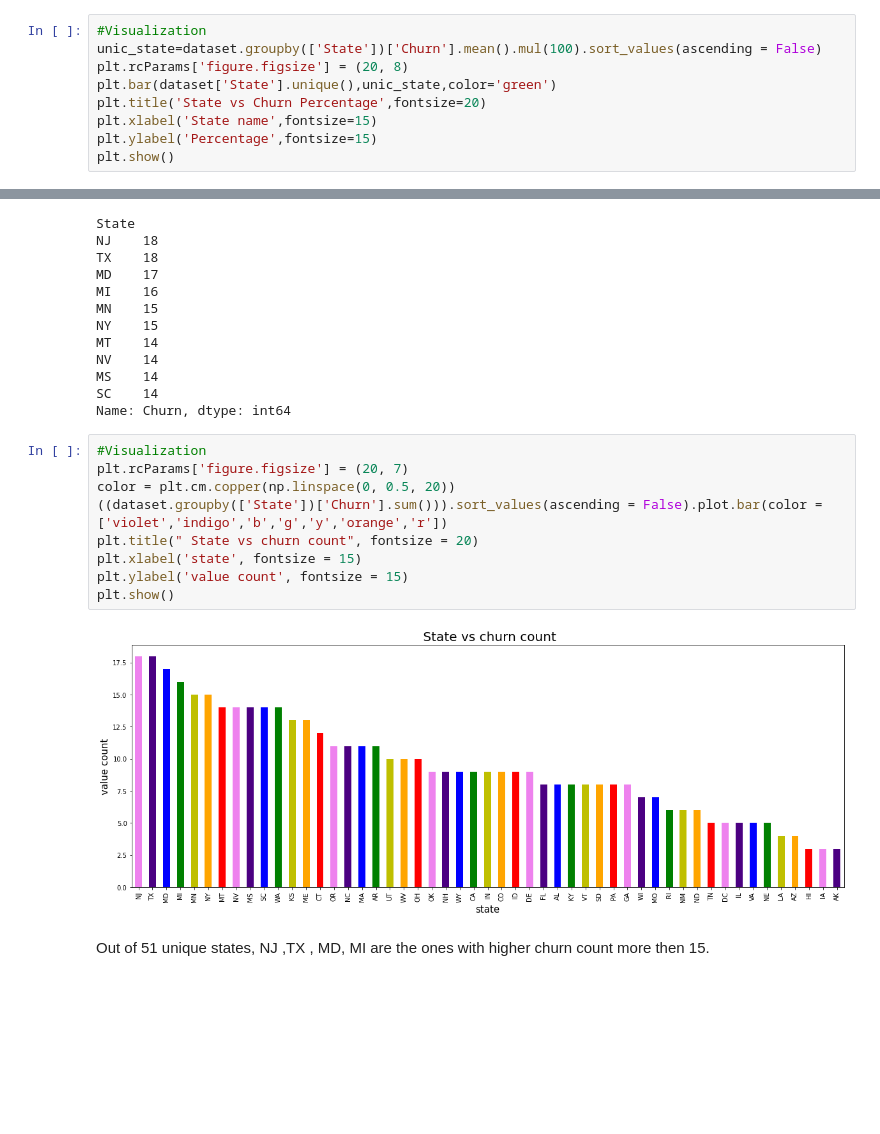
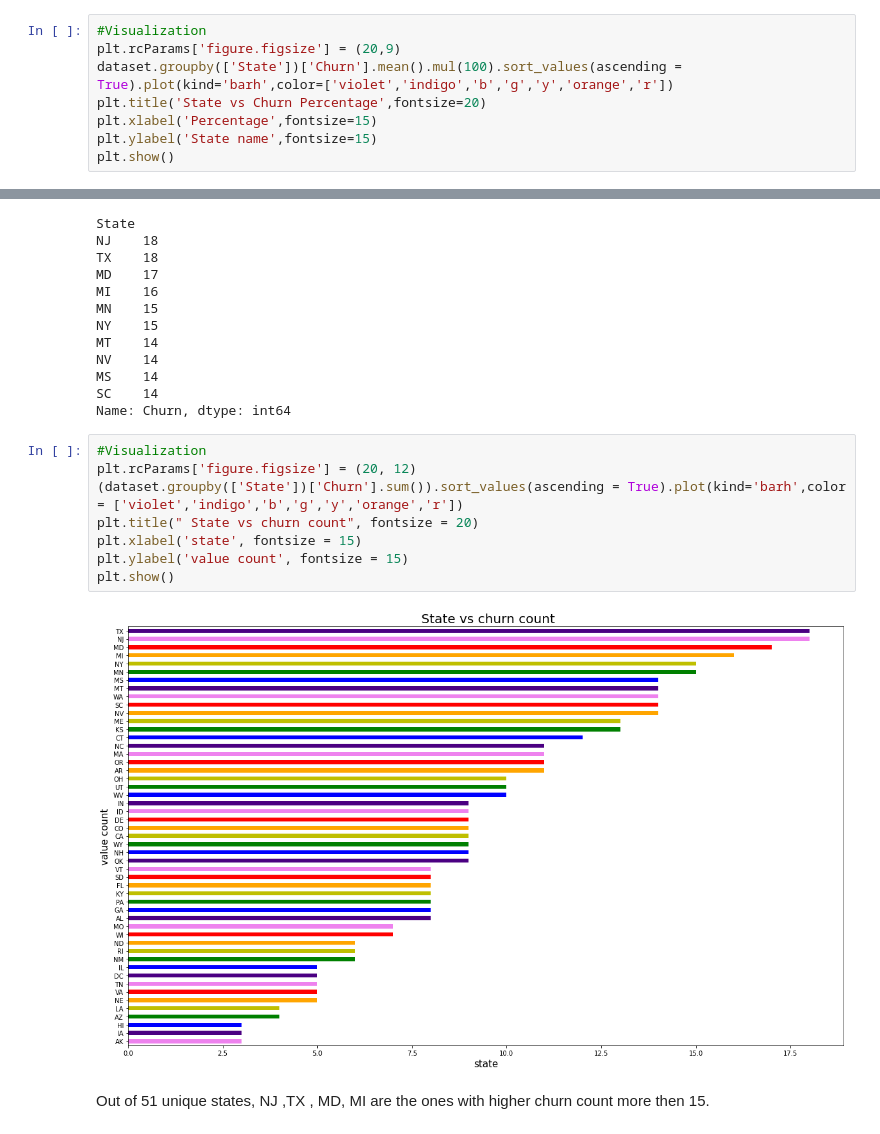
Before and after one commit to Roy-Subhankar/Telecom-Churn-Analysis, a Jupyter notebook: Subhankar_Roy_Telecom_Churn_Analysis_Capstone_Project.ipynb, the cells around one changed output, grey strips where cells are left out. Saved outputs shown, nothing was run; the diff lists cells and outputs as text; blank space fills up the shorter version.

```diff
--- a/Subhankar_Roy_Telecom_Churn_Analysis_Capstone_Project.ipynb
+++ b/Subhankar_Roy_Telecom_Churn_Analysis_Capstone_Project.ipynb
@@ -262,10 +285,9 @@ Name: Churn, dtype: float64
 # %%
 #Visualization
-unic_state=dataset.groupby(['State'])['Churn'].mean().mul(100).sort_values(ascending = False)
-plt.rcParams['figure.figsize'] = (20, 8)
-plt.bar(dataset['State'].unique(),unic_state,color='green')
+plt.rcParams['figure.figsize'] = (20,9)
+dataset.groupby(['State'])['Churn'].mean().mul(100).sort_values(ascending = True).plot(kind='barh',color=['violet','indigo','b','g','y','orange','r'])
 plt.title('State vs Churn Percentage',fontsize=20)
-plt.xlabel('State name',fontsize=15)
-plt.ylabel('Percentage',fontsize=15)
+plt.xlabel('Percentage',fontsize=15)
+plt.ylabel('State name',fontsize=15)
 plt.show()
 # %% [output]
@@ -291,15 +313,14 @@ SC    14
 Name: Churn, dtype: int64
 # %%
 #Visualization
-plt.rcParams['figure.figsize'] = (20, 7)
-color = plt.cm.copper(np.linspace(0, 0.5, 20))
-((dataset.groupby(['State'])['Churn'].sum())).sort_values(ascending = False).plot.bar(color = ['violet','indigo','b','g','y','orange','r'])
+plt.rcParams['figure.figsize'] = (20, 12)
+(dataset.groupby(['State'])['Churn'].sum()).sort_values(ascending = True).plot(kind='barh',color = ['violet','indigo','b','g','y','orange','r'])
 plt.title(" State vs churn count", fontsize = 20)
 plt.xlabel('state', fontsize = 15)
 plt.ylabel('value count', fontsize = 15)
 plt.show()
 # %% [output]
-[figure, old version]
+[figure, new version]
 # %% [markdown]
   Out of 51 unique states, NJ ,TX , MD, MI are the ones with higher churn count more then 15.
 # %% [markdown]
```
Also changed, not shown: parts of 26 cells of this notebook.
